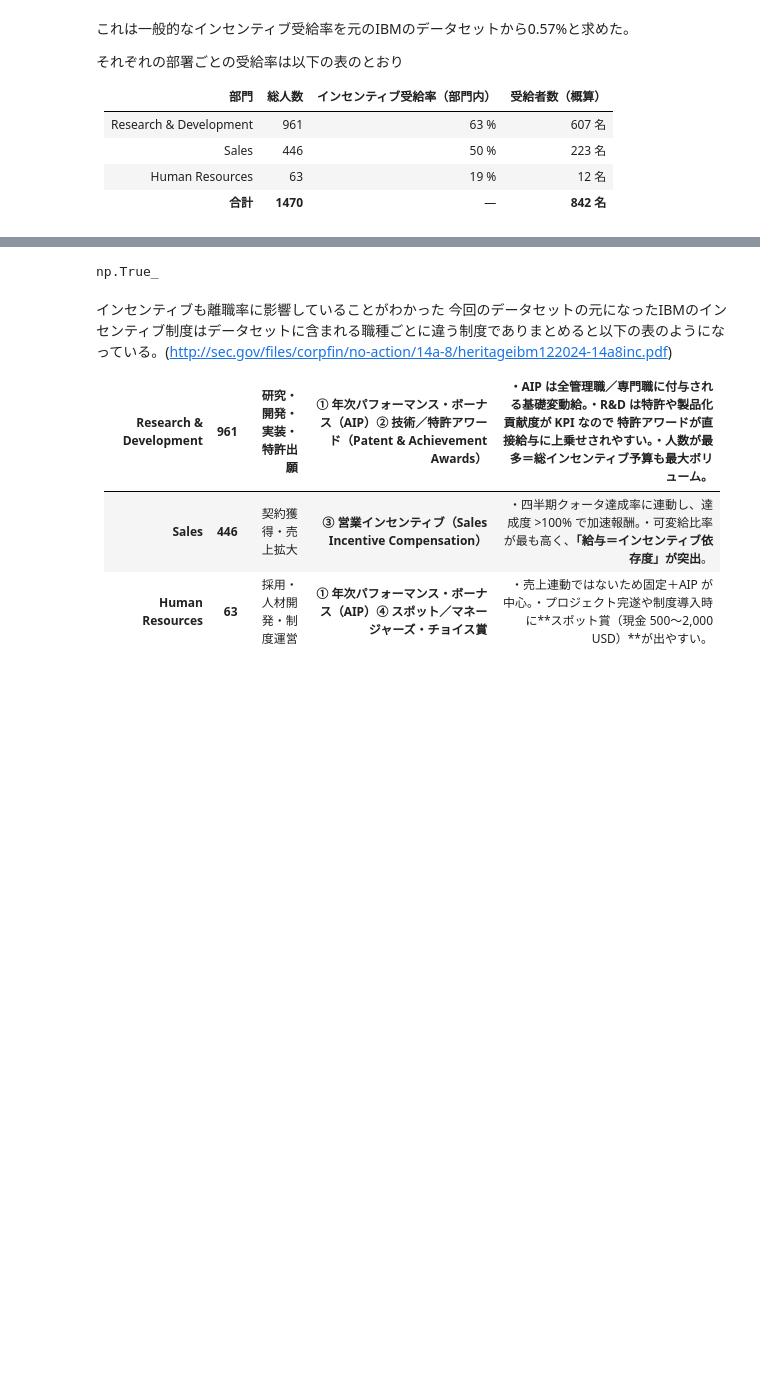
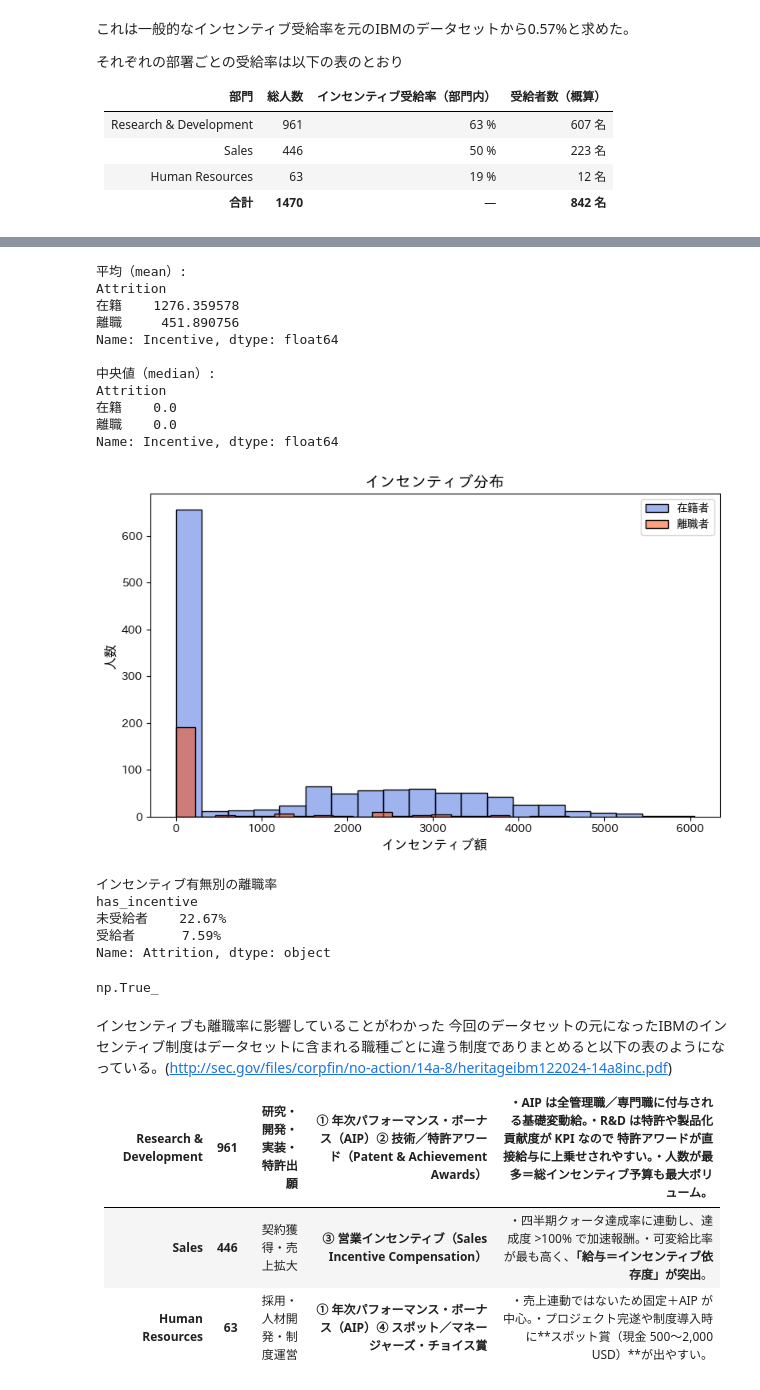
Before and after one commit to iwatsuki-yuuki/Matsuo-GCI, a Jupyter notebook: GCI最終課題.ipynb, the cells around one changed output, grey strips where cells are left out. Cells and saved outputs as stored; diff of their text form; code cells hidden in the pictures; blank space fills up the shorter version.

```diff
--- a/GCI最終課題.ipynb
+++ b/GCI最終課題.ipynb
@@ -1137,3 +1258,64 @@ dtype: object
+# %%
+print('平均（mean）:')
+print(df.groupby('Attrition')['Incentive'].mean().rename({0: '在籍', 1: '離職'}))
+print('\n中央値（median）:')
+print(df.groupby('Attrition')['Incentive'].median().rename({0: '在籍', 1: '離職'}))
+
+plt.figure(figsize=(8, 5))
+
+sns.histplot(
+    df[df['Attrition'] == 0]['Incentive'],
+    bins=20,
+    color='royalblue',
+    alpha=0.5,
+    label='在籍者'
+)
+
+sns.histplot(
+    df[df['Attrition'] == 1]['Incentive'],
+    bins=20,
+    color='orangered',
+    alpha=0.5,
+    label='離職者'
+)
+
+plt.title('インセンティブ分布', fontsize=14)
+plt.xlabel('インセンティブ額', fontsize=12)
+plt.ylabel('人数', fontsize=12)
+plt.legend()
+plt.tight_layout()
+plt.show()
+# %% [output]
+平均（mean）:
+Attrition
+在籍    1276.359578
+離職     451.890756
+Name: Incentive, dtype: float64
+
+中央値（median）:
+Attrition
+在籍    0.0
+離職    0.0
+Name: Incentive, dtype: float64
+[figure, added]
+# %%
+df['has_incentive'] = df['Incentive'] > 0
+
+rate_by_incentive = (
+    df.groupby('has_incentive')['Attrition']
+      .mean()
+      .rename(index={False: '未受給者', True: '受給者'})
+      .apply(lambda r: f'{r:.2%}')
+)
+
+print('インセンティブ有無別の離職率')
+print(rate_by_incentive)
+# %% [output]
+インセンティブ有無別の離職率
+has_incentive
+未受給者    22.67%
+受給者      7.59%
+Name: Attrition, dtype: object
 # %%
 s, pvalue = stats.mannwhitneyu(df[df["Attrition"]==1]["Incentive"]
                 , df[df["Attrition"]==0]["Incentive"]
```
Also changed, not shown: parts of 51 cells of this notebook.
